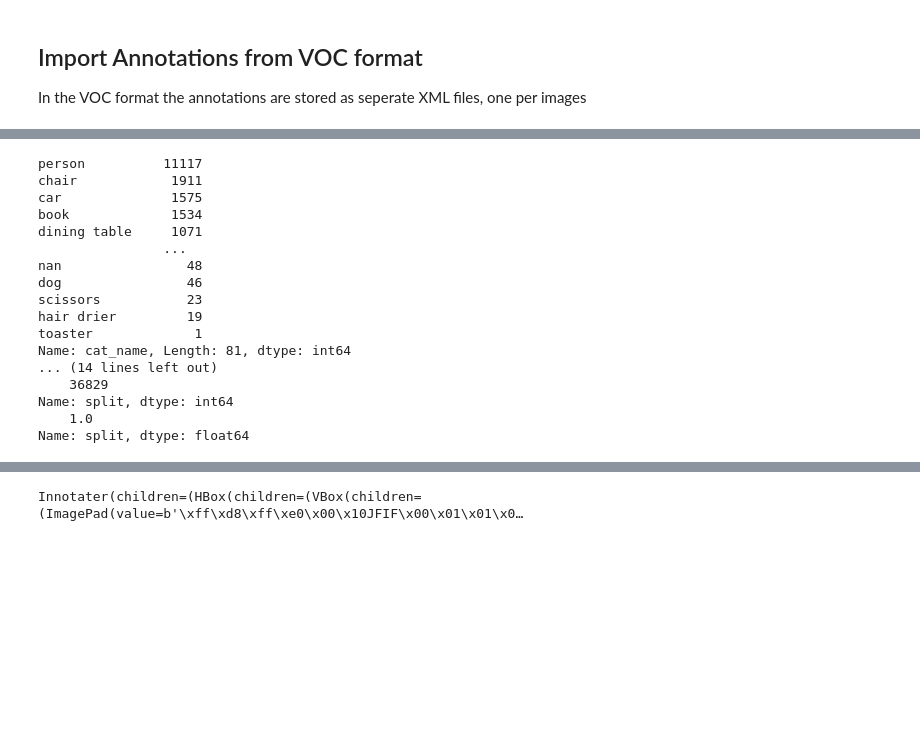
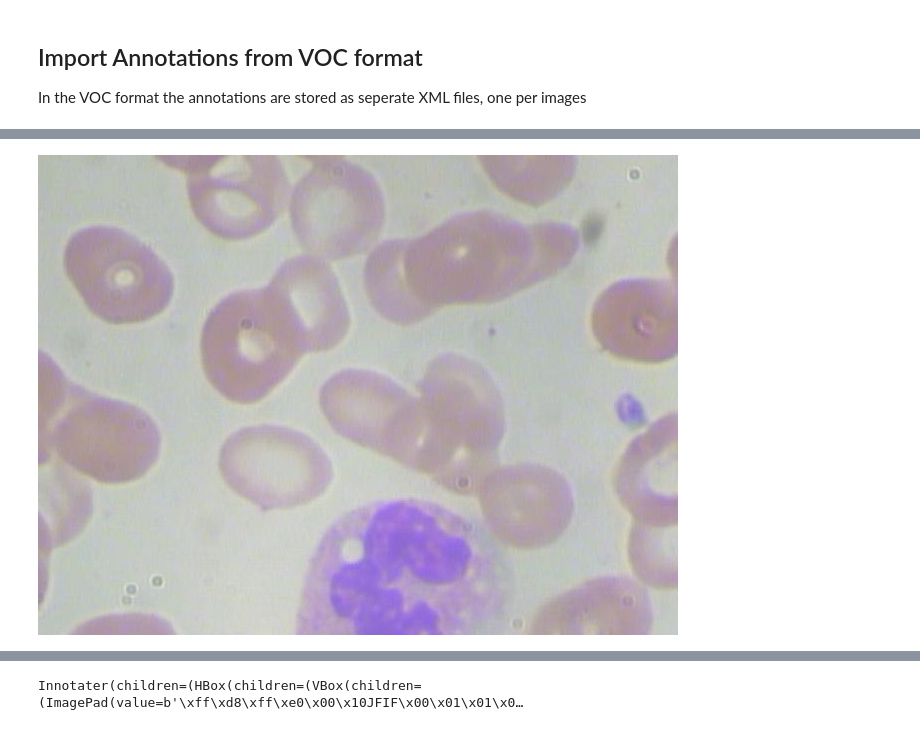
Before and after one commit to pylabel-project/pylabel, a Jupyter notebook: sample.ipynb, the cells around one changed output, grey strips where cells are left out. Saved outputs shown, nothing was run; the diff lists cells and outputs as text; code cells hidden in the pictures; blank space fills up the shorter version.

```diff
--- a/sample.ipynb
+++ b/sample.ipynb
@@ -430,28 +147,21 @@ voc_dataset =  importer.ImportVOC("test_output", name="Derek Output")
 # %%
-print(voc_dataset.analyze.class_counts)
-print(voc_dataset.analyze.num_classes)
-print(voc_dataset.analyze.classes)
-print(voc_dataset.analyze.num_images)
-print(voc_dataset.analyze.split_counts)
-print(voc_dataset.analyze.split_pct)
+from os.path import exists
+from IPython.display import Image
+
+
+#file_exists = exists("BCCD_Dataset/BCCD/../BCCD/JPEGImages/"+"BloodImage_00315.jpg")
+Image(directory+"../JPEGImages/" + "BloodImage_00315.jpg")
+
+#file_exists
+
+# print(voc_dataset.analyze.class_counts)
+# print(voc_dataset.analyze.num_classes)
+# print(voc_dataset.analyze.classes)
+# print(voc_dataset.analyze.num_images)
+# print(voc_dataset.analyze.split_counts)
+# print(voc_dataset.analyze.split_pct)
 # %% [output]
-person          11117
-chair            1911
-car              1575
-book             1534
-dining table     1071
-                ...
-nan                48
-dog                46
-scissors           23
-hair drier         19
-toaster             1
-Name: cat_name, Length: 81, dtype: int64
-... (14 lines left out)
-    36829
-Name: split, dtype: int64
-    1.0
-Name: split, dtype: float64
+[figure, added]
 # %%
 stratified_split_df = voc_dataset.StratifiedGroupShuffleSplit(voc_dataset.df, train_pct=0.6, test_pct=0.2, val_pct=0.2, weight=0.01, batch_size=5)
 simple_split_df = voc_dataset.GroupShuffleSplit(voc_dataset.df)
```
Also changed, not shown: parts of 14 cells of this notebook, 8 other files.
